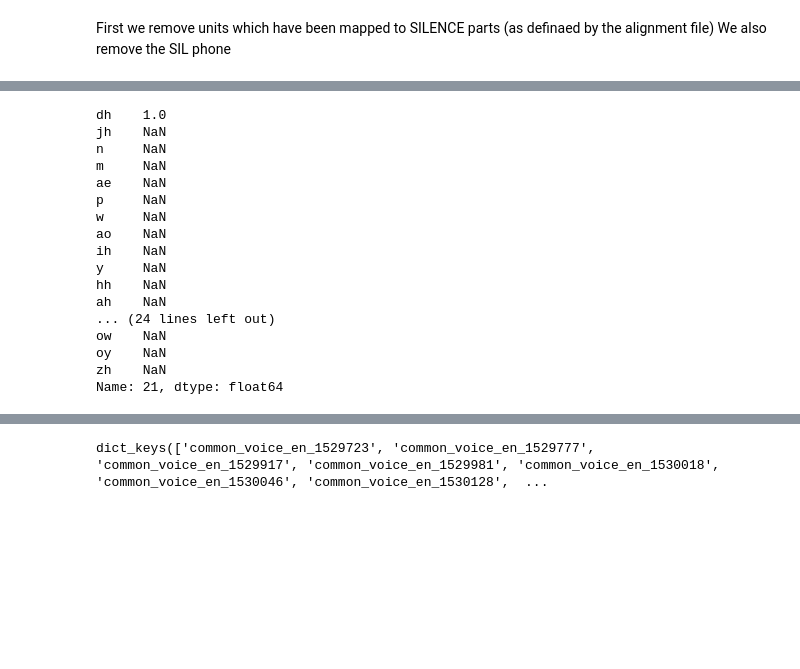
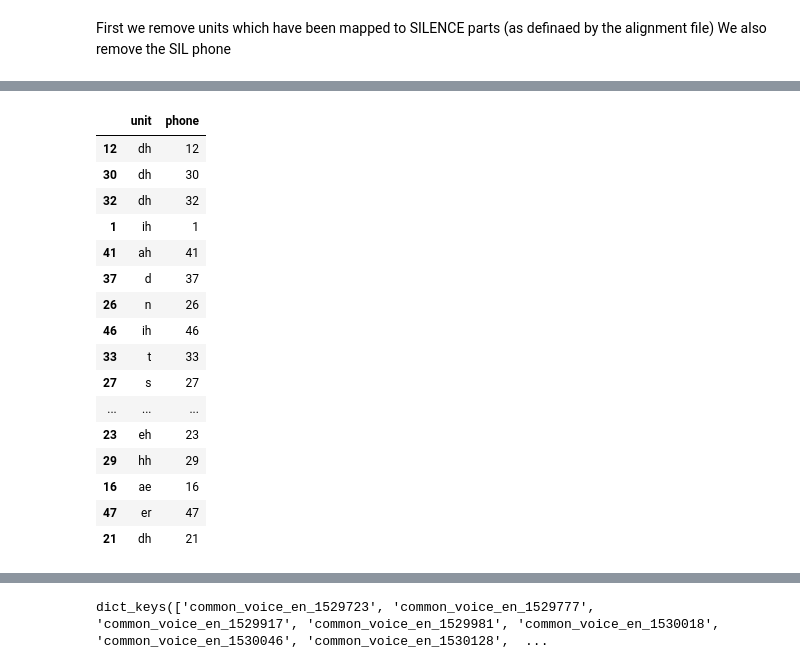
Before and after one commit to MarvinLvn/InfTrain, a Jupyter notebook: analysis/clusters_units/clusters_entropy_analysis.ipynb, the cells around one changed output, grey strips where cells are left out. Saved outputs shown, nothing was run; the diff lists cells and outputs as text; code cells hidden in the pictures; blank space fills up the shorter version.

```diff
--- a/analysis/clusters_units/clusters_entropy_analysis.ipynb
+++ b/analysis/clusters_units/clusters_entropy_analysis.ipynb
@@ -199,27 +213,33 @@ u2p_df_prob = u2p_df.apply(lambda x : x*100/x.sum()) #LA PROBA SE LIT PAR COLONN
 p2u_df = pd.DataFrame(p2u)
 p2u_df_prob = p2u_df.apply(lambda x : x*100/x.sum()) #LA PROBA SE LIT PAR COLONNE (a confirmer)
 
-u2p_df_prob[21]
-u2p_df[21]
 
 #21 is alsways assinged to DH -> because only happens ONCE
 
-NEED TO FIND A WAY TO WEIGH PER OCCURRENCE.
+#NEED TO FIND A WAY TO WEIGH PER OCCURRENCE.
-# %% [output]
-dh    1.0
-jh    NaN
-n     NaN
-m     NaN
-ae    NaN
-p     NaN
-w     NaN
-ao    NaN
-ih    NaN
-y     NaN
-hh    NaN
-ah    NaN
-... (24 lines left out)
-ow    NaN
-oy    NaN
-zh    NaN
-Name: 21, dtype: float64
+# %%
+u2p_max = pd.DataFrame(u2p_df.idxmax(axis=1), columns=["phone"])
+u2p_max['unit'] = u2p_max.index
+
+p2u_max = pd.DataFrame(p2u_df.idxmax(axis=1), columns=["unit"])
+p2u_max['phone'] = p2u_max.index
+# %%
+p2u_max
+# %% [output]
+|  | unit | phone |
+| 12 | dh | 12 |
+| 30 | dh | 30 |
+| 32 | dh | 32 |
+| 1 | ih | 1 |
+| 41 | ah | 41 |
+| 37 | d | 37 |
+| 26 | n | 26 |
+| 46 | ih | 46 |
+| 33 | t | 33 |
+| 27 | s | 27 |
+| ... | ... | ... |
+| 23 | eh | 23 |
+| 29 | hh | 29 |
+| 16 | ae | 16 |
+| 47 | er | 47 |
+| 21 | dh | 21 |
```
Also changed, not shown: parts of 13 cells of this notebook, 1 other file.
